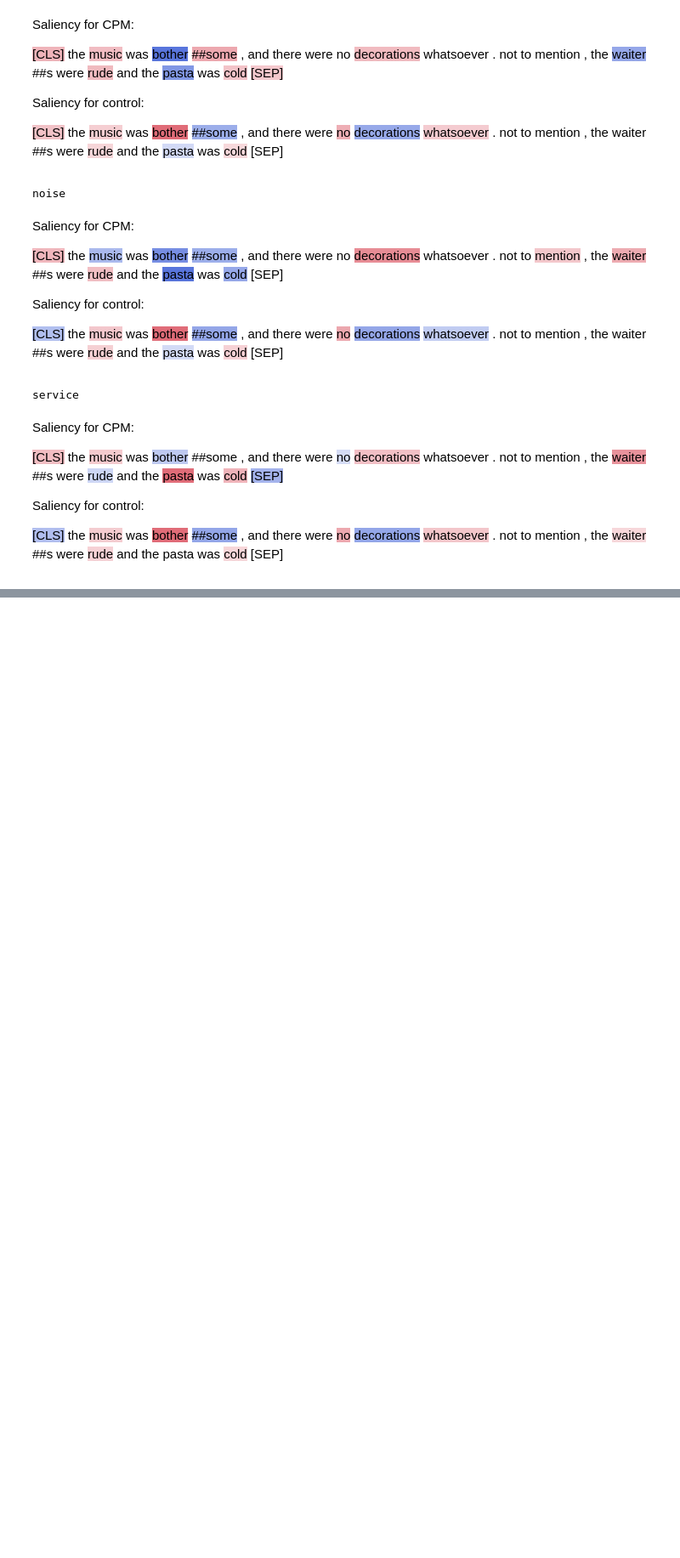
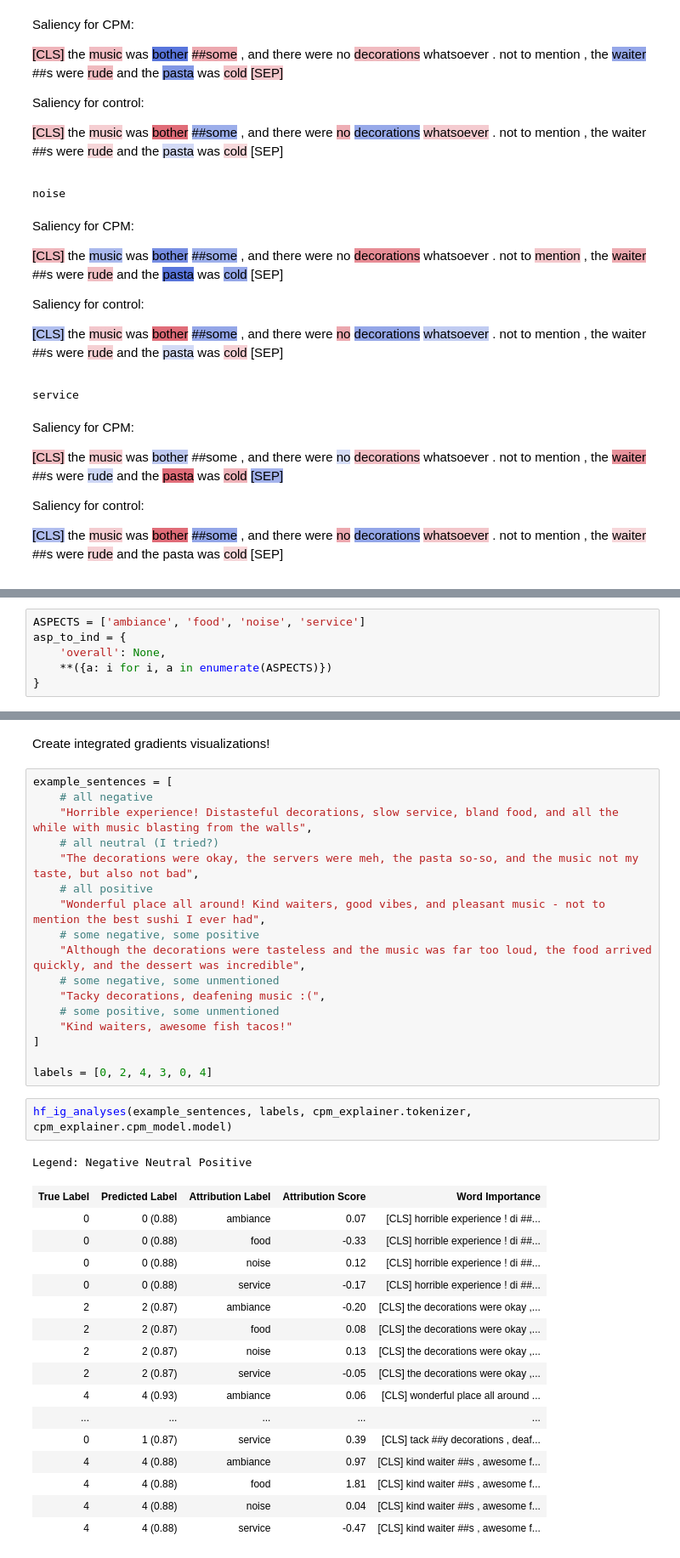
Before and after one commit to frankaging/Causal-Proxy-Model, a Jupyter notebook: cpm_experiments/gradients.ipynb, the cells around one changed output, grey strips where cells are left out. Shown at 85% size. Cells and saved outputs as stored; diff of their text form; blank space fills up the shorter version.

Commit message:
Added integrated gradients visualizations

```diff
--- a/cpm_experiments/gradients.ipynb
+++ b/cpm_experiments/gradients.ipynb
@@ -1002,0 +1647,6 @@ Saliency for control:
+# %%
+ASPECTS = ['ambiance', 'food', 'noise', 'service']
+asp_to_ind = {
+    'overall': None,
+    **({a: i for i, a in enumerate(ASPECTS)})
+}
@@ -1002,0 +1715,39 @@ Saliency for control:
+# %% [markdown]
+Create integrated gradients visualizations!
+# %%
+example_sentences = [
+    # all negative
+    "Horrible experience! Distasteful decorations, slow service, bland food, and all the while with music blasting from the walls",
+    # all neutral (I tried?)
+    "The decorations were okay, the servers were meh, the pasta so-so, and the music not my taste, but also not bad",
+    # all positive
+    "Wonderful place all around! Kind waiters, good vibes, and pleasant music - not to mention the best sushi I ever had",
+    # some negative, some positive
+    "Although the decorations were tasteless and the music was far too loud, the food arrived quickly, and the dessert was incredible",
+    # some negative, some unmentioned
+    "Tacky decorations, deafening music :(",
+    # some positive, some unmentioned
+    "Kind waiters, awesome fish tacos!"
+]
+
+labels = [0, 2, 4, 3, 0, 4]
+# %%
+hf_ig_analyses(example_sentences, labels, cpm_explainer.tokenizer, cpm_explainer.cpm_model.model)
+# %% [output]
+Legend: Negative Neutral Positive
+| True Label | Predicted Label | Attribution Label | Attribution Score | Word Importance |
+| 0 | 0 (0.88) | ambiance | 0.07 | [CLS] horrible experience ! di ##... |
+| 0 | 0 (0.88) | food | -0.33 | [CLS] horrible experience ! di ##... |
+| 0 | 0 (0.88) | noise | 0.12 | [CLS] horrible experience ! di ##... |
+| 0 | 0 (0.88) | service | -0.17 | [CLS] horrible experience ! di ##... |
+| 2 | 2 (0.87) | ambiance | -0.20 | [CLS] the decorations were okay ,... |
+| 2 | 2 (0.87) | food | 0.08 | [CLS] the decorations were okay ,... |
+| 2 | 2 (0.87) | noise | 0.13 | [CLS] the decorations were okay ,... |
+| 2 | 2 (0.87) | service | -0.05 | [CLS] the decorations were okay ,... |
+| 4 | 4 (0.93) | ambiance | 0.06 | [CLS] wonderful place all around ... |
+| ... | ... | ... | ... | ... |
+| 0 | 1 (0.87) | service | 0.39 | [CLS] tack ##y decorations , deaf... |
+| 4 | 4 (0.88) | ambiance | 0.97 | [CLS] kind waiter ##s , awesome f... |
+| 4 | 4 (0.88) | food | 1.81 | [CLS] kind waiter ##s , awesome f... |
+| 4 | 4 (0.88) | noise | 0.04 | [CLS] kind waiter ##s , awesome f... |
+| 4 | 4 (0.88) | service | -0.47 | [CLS] kind waiter ##s , awesome f... |
```
Also changed, not shown: parts of 9 cells of this notebook.
